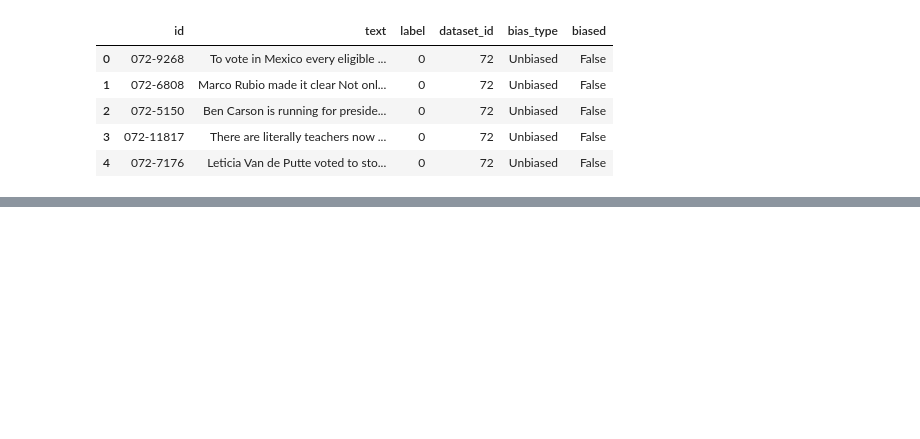
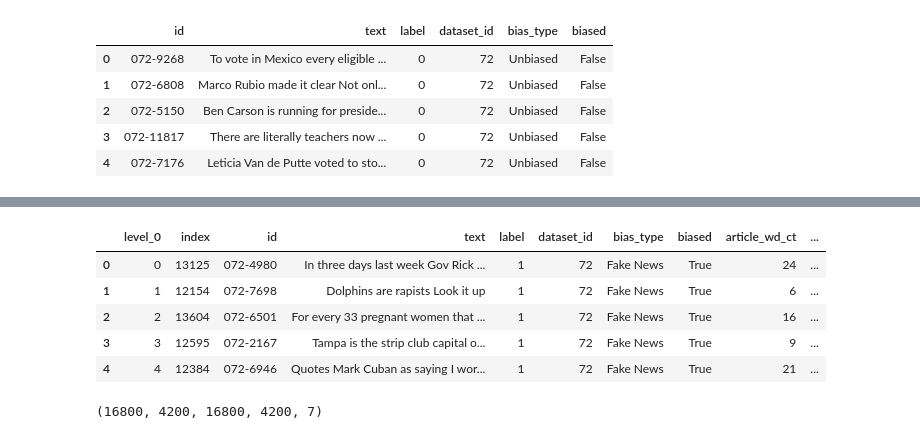
Before and after one commit to rafa542/bias-beacon, a Jupyter notebook: notebooks/MBIB_Modeling.ipynb, the cells around one changed output, grey strips where cells are left out. Drawn from its saved outputs; the diff is of its cells as text; code cells hidden in the pictures; blank space fills up the shorter version.

```diff
--- a/notebooks/MBIB_Modeling.ipynb
+++ b/notebooks/MBIB_Modeling.ipynb
@@ -53,0 +195,5 @@ full_data.head()
+# %%
+## Sampling equal amount of texts from each bias type for equal training and testing sizes
+sample_size = 3000
+sample = full_data.groupby("bias_type").apply(lambda x: x.sample(sample_size, random_state=1)).reset_index(drop=True)
+sample.bias_type.value_counts()
@@ -53,0 +209,27 @@ full_data.head()
+# %%
+## Assigning numerical label to publication
+bias_mapping = {j:i for i, j in enumerate(sample.bias_type.unique())}
+sample["bias_type_id"] = sample["bias_type"]
+sample = sample.replace({"bias_type_id":bias_mapping})
+
+sample = sample.reset_index()
+# %%
+sample.head()
+# %% [output]
+|  | level_0 | index | id | text | label | dataset_id | bias_type | biased | article_wd_ct | ... |
+| 0 | 0 | 13125 | 072-4980 | In three days last week Gov Rick ... | 1 | 72 | Fake News | True | 24 | ... |
+| 1 | 1 | 12154 | 072-7698 | Dolphins are rapists Look it up | 1 | 72 | Fake News | True | 6 | ... |
+| 2 | 2 | 13604 | 072-6501 | For every 33 pregnant women that ... | 1 | 72 | Fake News | True | 16 | ... |
+| 3 | 3 | 12595 | 072-2167 | Tampa is the strip club capital o... | 1 | 72 | Fake News | True | 9 | ... |
+| 4 | 4 | 12384 | 072-6946 | Quotes Mark Cuban as saying I wor... | 1 | 72 | Fake News | True | 21 | ... |
+# %%
+def convert_to_lists(data, text_col, label_id_col, label_col, test_size=0.2):
+  texts = data[text_col].values
+  labels = data[label_id_col].values
+  label_names = list(data[label_col].unique())
+  return train_test_split(texts, labels, test_size=test_size, random_state=1), label_names
+
+(train_texts, test_texts, train_labels, test_labels), label_names = convert_to_lists(data=sample, text_col="text", label_id_col="bias_type_id", label_col="bias_type")
+len(train_texts), len(test_texts), len(train_labels), len(test_labels), len(label_names)
+# %% [output]
+(16800, 4200, 16800, 4200, 7)
```
Also changed, not shown: parts of 36 cells of this notebook.
